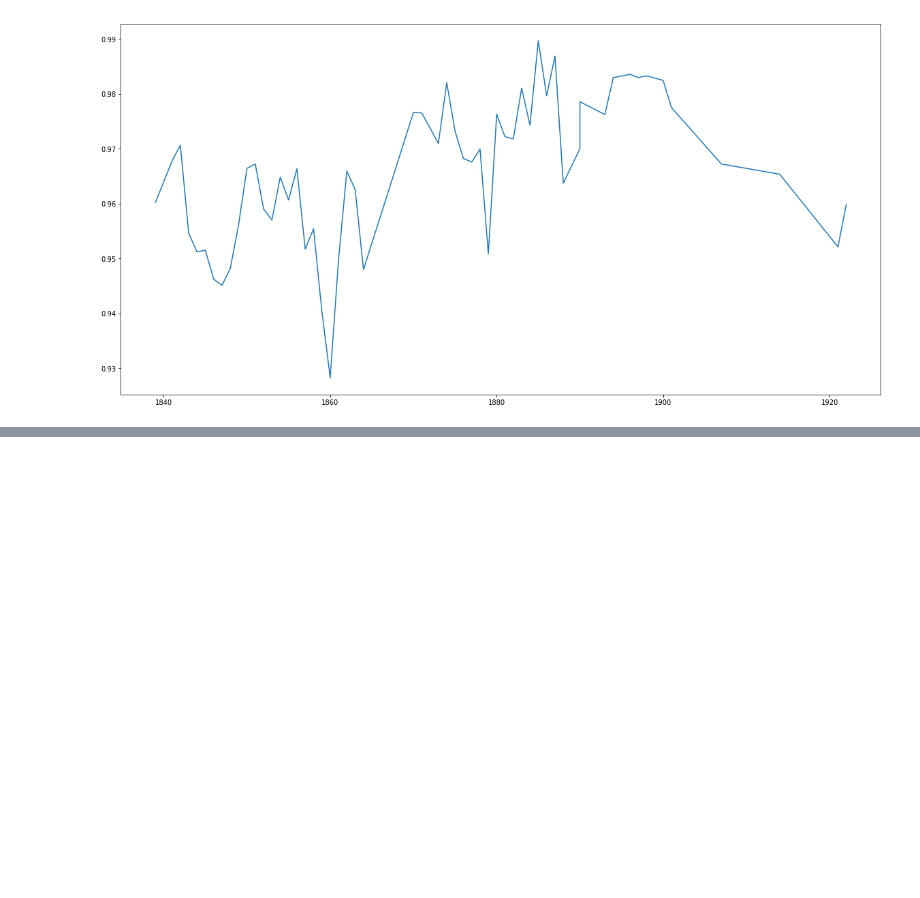
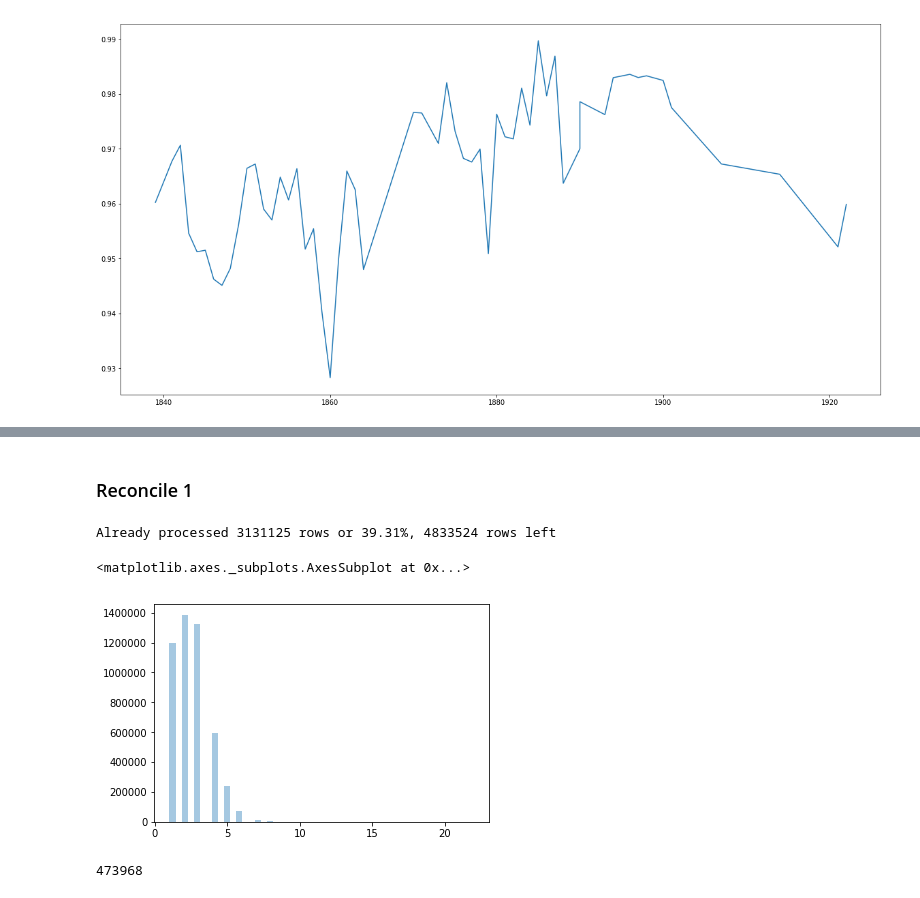
Before and after one commit to adescombes/Richelieu, a Jupyter notebook: Gallica OCR confidence stats.ipynb, the cells around one changed output, grey strips where cells are left out. Cells and saved outputs as stored; diff of their text form; code cells hidden in the pictures; blank space fills up the shorter version.

Commit message:
Data cleaning

```diff
--- a/Gallica OCR confidence stats.ipynb
+++ b/Gallica OCR confidence stats.ipynb
@@ -288,0 +473,2 @@ plt.plot(data['annee'], data['confidence'])
+# %%
+df_selection.loc[select_three, 3] = df_selection[select_one][0].values
@@ -288,0 +481,3 @@ plt.plot(data['annee'], data['confidence'])
+# %%
+df_splitted.loc[select_three.where(select_three).dropna().index] = df_selection[select_three].values
+df_splitted.drop(select_one.where(select_one).dropna().index, inplace=True)
@@ -288,0 +491,15 @@ plt.plot(data['annee'], data['confidence'])
+# %% [markdown]
+### Reconcile 1
+# %%
+df_left = df_splitted.loc[df_splitted.index.difference(df_clean.index)]
+# %%
+print("Already processed %d rows or %.2f%%, %d rows left"%(len(df_clean), len(df_clean)/len(df_splitted)*100, len(df_left)))
+# %% [output]
+Already processed 3131125 rows or 39.31%, 4833524 rows left
+# %%
+not_null_counts_left = df_left.notnull().sum(axis=1)
+# %%
+sns.distplot(not_null_counts_left, kde=False)
+# %% [output]
+<matplotlib.axes._subplots.AxesSubplot at 0x...>
+[figure, added]
@@ -288,0 +515,10 @@ plt.plot(data['annee'], data['confidence'])
+# %%
+# selects every row that has 3 elements and next row has 1 element
+select_other = (is_number.groupby(level=[0,1, 2]).shift(0)*100 + is_number.groupby(level=[0,1, 2]).shift(-1).fillna(0)) == 1
+# selects every row that has 1 element and prev row has 3 elements
+select_num = (is_number.groupby(level=[0,1, 2]).shift(1).fillna(4) + is_number.groupby(level=[0,1, 2]).shift(0)*100) == 100
+# combination of the two
+select_rows = select_other | select_num
+select_rows.sum()
+# %% [output]
+473968
```
Also changed, not shown: parts of 99 cells of this notebook.
